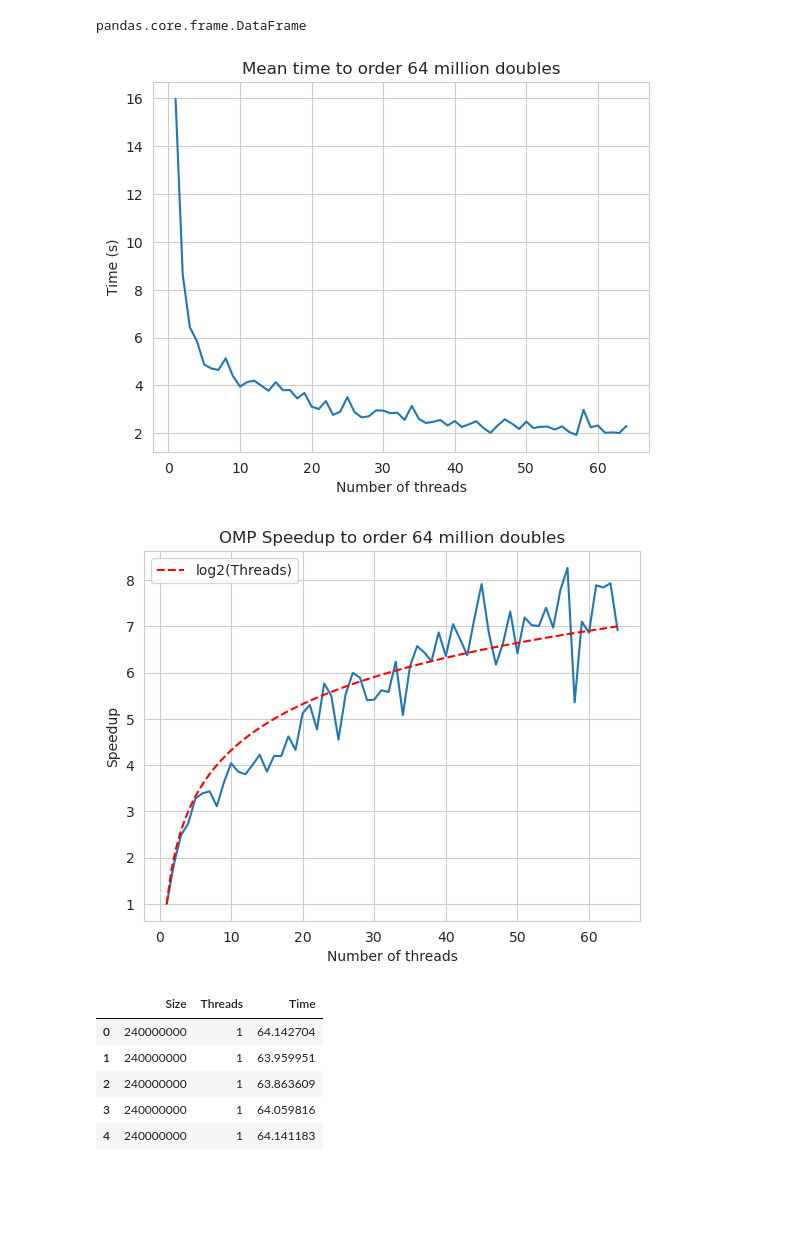
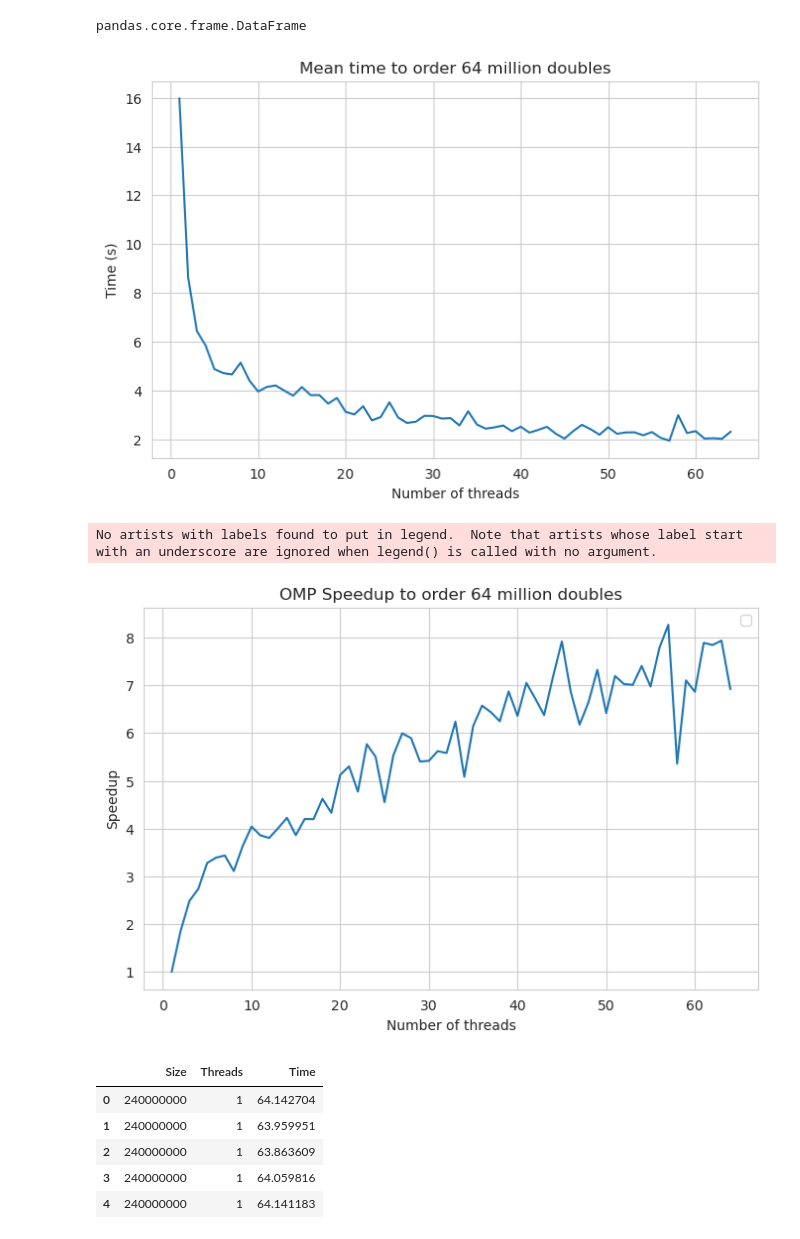
Before and after one commit to ValentinisAlessio/HPC_final_project, a Jupyter notebook: exercise2/plots/omp.ipynb, the cells around one changed output. Cells and saved outputs as stored; diff of their text form; code cells hidden in the pictures; blank space fills up the shorter version.

```diff
--- a/exercise2/plots/omp.ipynb
+++ b/exercise2/plots/omp.ipynb
@@ -42,30 +42,43 @@ pandas.core.frame.DataFrame
 # %%
 # Plot the mean times with seaborn
 
 sns.set_style("whitegrid")
 ax = sns.lineplot(x="Threads", y="Time", data=mean_times)
 ax.set_title('Mean time to order 64 million doubles')
 ax.set_xlabel('Number of threads')
 ax.set_ylabel('Time (s)')
+
+# Save the plot to a file
+
+fig = plt.gcf()
+fig.set_size_inches(8, 5)
+fig.savefig('omp_timings.png', dpi=300)
+
 plt.show()
 # %% [output]
-[figure, old version]
+[figure, new version]
 # %%
 # Plot speedup
 mean_times['Speedup'] = mean_times['Time'][0] / mean_times['Time']
 ax = sns.lineplot(x=mean_times['Threads'], y=mean_times['Speedup'])
 # Add a log_2 plot to the same graph
-x = np.linspace(1, mean_times['Threads'].max(), 100)
-y = np.log2(x) + np.ones(100)
-plt.plot(x, y, label='log2(Threads)', linestyle='--', color='red')
+# x = np.linspace(1, mean_times['Threads'].max(), 100)
+# y = np.log2(x) + np.ones(100)
+# plt.plot(x, y, label='log2(Threads)', linestyle='--', color='red')
 
 ax.set_title('OMP Speedup to order 64 million doubles')
 ax.set_xlabel('Number of threads')
 ax.set_ylabel('Speedup')
 plt.legend()
+
+fig = plt.gcf()
+fig.set_size_inches(8, 5)
+fig.savefig('omp_speedup.png', dpi=300)
+
 plt.show()
 # %% [output]
+No artists with labels found to put in legend.  Note that artists whose label start with an underscore are ignored when legend() is called with no argument.
-[figure, old version]
+[figure, new version]
 # %%
 df1 = pd.read_csv('../data/timings240000000.csv')
 df1.head()
```
Also changed, not shown: parts of 1 cell of this notebook, 13 other files.
